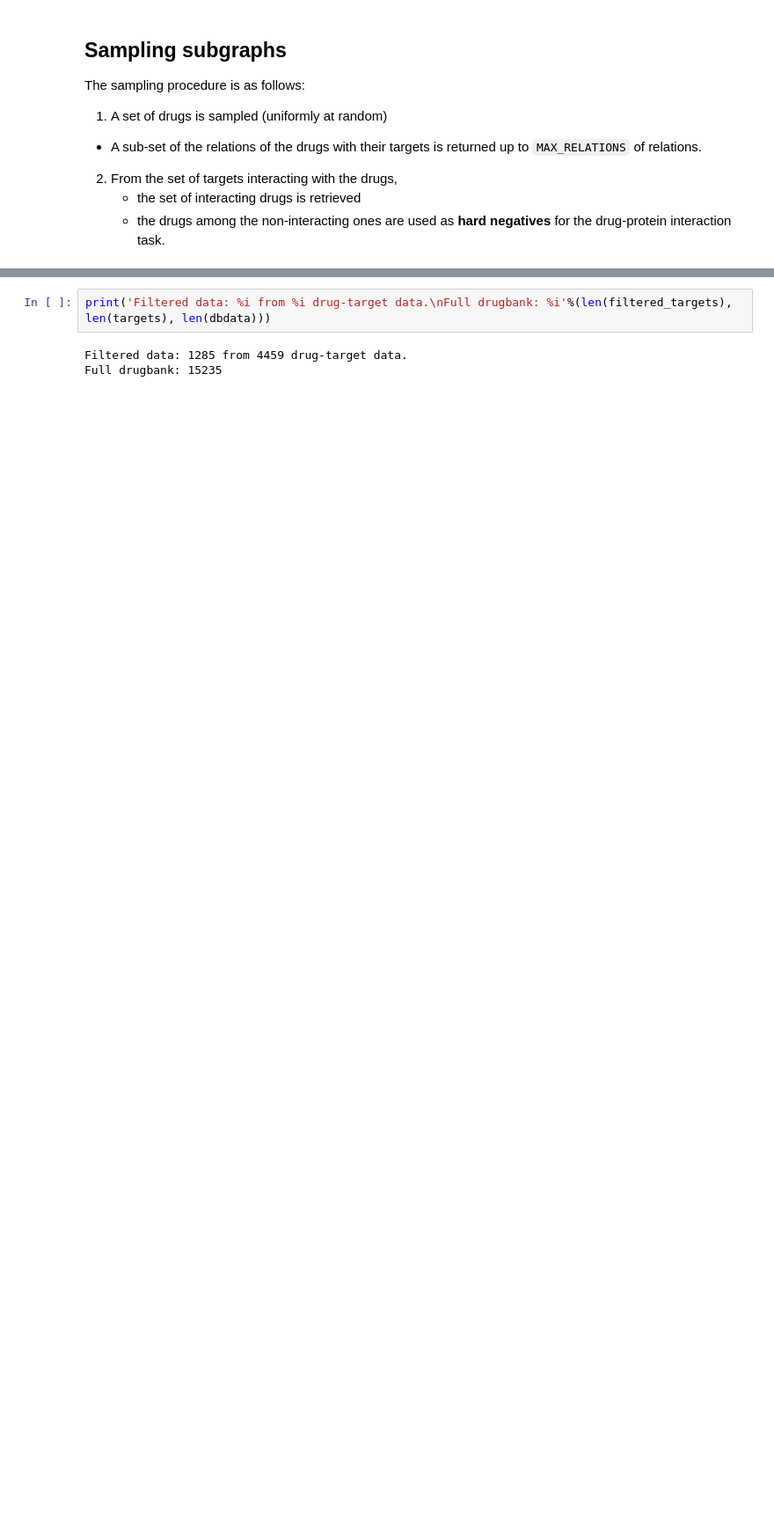
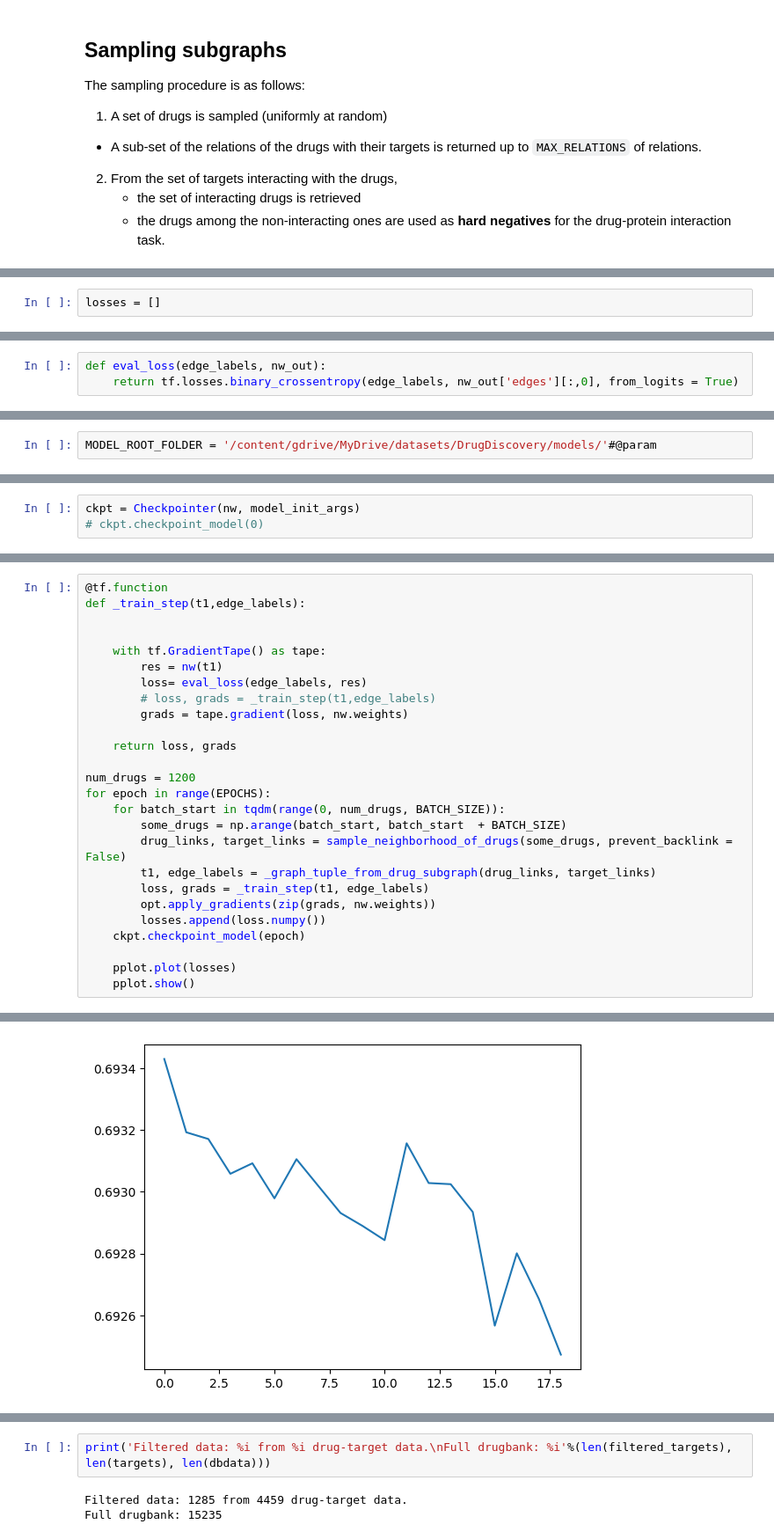
Before and after one commit to mylonasc/drug-discovery-gnns, a Jupyter notebook: dev/Drug_discovery_1.ipynb, the cells around one changed output, grey strips where cells are left out. Shown at 88% size. Drawn from its saved outputs; the diff is of its cells as text; blank space fills up the shorter version.

```diff
--- a/dev/Drug_discovery_1.ipynb
+++ b/dev/Drug_discovery_1.ipynb
@@ -968,0 +933,2 @@ rels
+# %%
+losses = []
@@ -968,0 +959,3 @@ rels
+# %%
+def eval_loss(edge_labels, nw_out):
+    return tf.losses.binary_crossentropy(edge_labels, nw_out['edges'][:,0], from_logits = True)
@@ -968,0 +1021,2 @@ rels
+# %%
+MODEL_ROOT_FOLDER = '/content/gdrive/MyDrive/datasets/DrugDiscovery/models/'#@param
@@ -968,0 +1060,3 @@ rels
+# %%
+ckpt = Checkpointer(nw, model_init_args)
+# ckpt.checkpoint_model(0)
@@ -968,0 +1070,27 @@ rels
+# %%
+@tf.function
+def _train_step(t1,edge_labels):
+
+
+    with tf.GradientTape() as tape:
+        res = nw(t1)
+        loss= eval_loss(edge_labels, res)
+        # loss, grads = _train_step(t1,edge_labels)
+        grads = tape.gradient(loss, nw.weights)
+
+    return loss, grads
+
+num_drugs = 1200
+for epoch in range(EPOCHS):
+    for batch_start in tqdm(range(0, num_drugs, BATCH_SIZE)):
+        some_drugs = np.arange(batch_start, batch_start  + BATCH_SIZE)
+        drug_links, target_links = sample_neighborhood_of_drugs(some_drugs, prevent_backlink = False)
+        t1, edge_labels = _graph_tuple_from_drug_subgraph(drug_links, target_links)
+        loss, grads = _train_step(t1, edge_labels)
+        opt.apply_gradients(zip(grads, nw.weights))
+        losses.append(loss.numpy())
+    ckpt.checkpoint_model(epoch)
+
+    pplot.plot(losses)
+    pplot.show()
+# %% [output]
@@ -968,0 +1102 @@ rels
+[figure, added]
```
Also changed, not shown: parts of 62 cells of this notebook.
